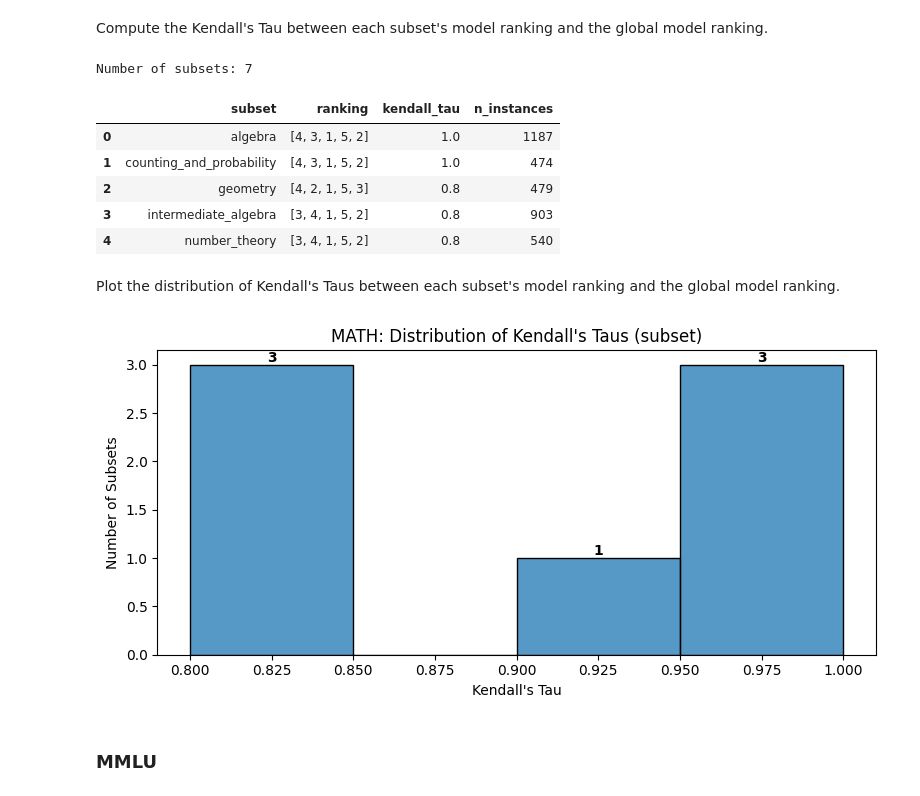
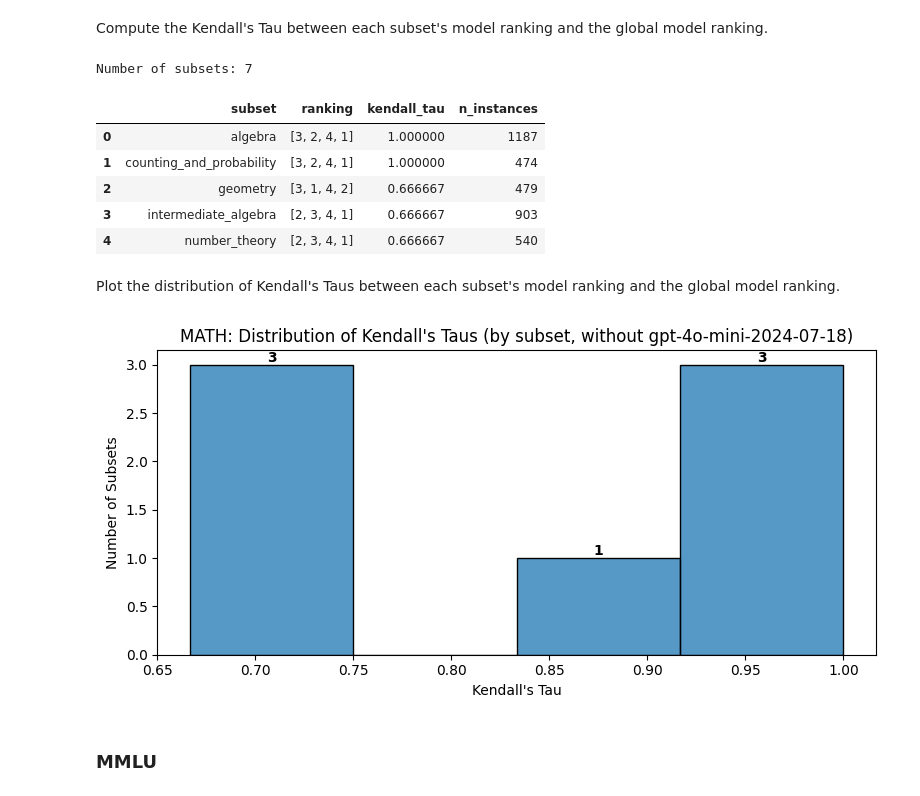
Before and after one commit to mpg05883/EvalTree, a Jupyter notebook: subset_analysis.ipynb, the cells around one changed output. Saved outputs shown, nothing was run; the diff lists cells and outputs as text; code cells hidden in the pictures.

```diff
--- a/subset_analysis.ipynb
+++ b/subset_analysis.ipynb
@@ -124,7 +124,7 @@ gpt-4o-2024-08-06: 1
 # %% [markdown]
 Count the number of subsets where the local model ranking differs from the global model ranking.
 # %%
-subset_col = MetadataKey.LIBRARY
+subset_col = MetadataKey.PERTURBATION_TYPE
 subsets = get_unique_metadata_values(dataset_df, subset_col)
 print(f"Subsets: {subsets}")
 
@@ -193,7 +189,7 @@ fig, ax = plt.subplots(figsize=(8, 4))
 sns.histplot(data=results_df, x="kendall_tau", ax=ax)
 ax.set_xlabel("Kendall's Tau")
 ax.set_ylabel("Number of Subsets")
-ax.set_title(f"{dataset}: Distribution of Kendall's Taus ({subset_col})")
+ax.set_title(f"{dataset}: Distribution of Kendall's Taus (by {subset_col})")
 
 for bar in ax.patches:
     if (height := bar.get_height()) == 0:
@@ -223,7 +219,7 @@ Load the raw dataset and evaluation results.
 dataset = Dataset.MATH
 dataset_df = pd.read_json(resolve_dataset_path(dataset))
 eval_results_df = load_eval_results(dataset)
-# eval_results_df = eval_results_df.drop(columns=["gpt-4o-mini-2024-07-18"])
+eval_results_df = eval_results_df.drop(columns=["gpt-4o-mini-2024-07-18"])
 models = eval_results_df.columns.tolist()
 
 print(f"Number of instances: {len(dataset_df)}")
@@ -326,40 +320,43 @@ results_df.head()
 # %% [output]
 Number of subsets: 7
 |  | subset | ranking | kendall_tau | n_instances |
-| 0 | algebra | [4, 3, 1, 5, 2] | 1.0 | 1187 |
-| 1 | counting_and_probability | [4, 3, 1, 5, 2] | 1.0 | 474 |
-| 2 | geometry | [4, 2, 1, 5, 3] | 0.8 | 479 |
-| 3 | intermediate_algebra | [3, 4, 1, 5, 2] | 0.8 | 903 |
-| 4 | number_theory | [3, 4, 1, 5, 2] | 0.8 | 540 |
+| 0 | algebra | [3, 2, 4, 1] | 1.000000 | 1187 |
+| 1 | counting_and_probability | [3, 2, 4, 1] | 1.000000 | 474 |
+| 2 | geometry | [3, 1, 4, 2] | 0.666667 | 479 |
+| 3 | intermediate_algebra | [2, 3, 4, 1] | 0.666667 | 903 |
+| 4 | number_theory | [2, 3, 4, 1] | 0.666667 | 540 |
 # %% [markdown]
 Plot the distribution of Kendall's Taus between each subset's model ranking and the global model ranking.
 # %%
 fig, ax = plt.subplots(figsize=(8, 4))
 sns.histplot(data=results_df, x="kendall_tau", ax=ax)
 ax.set_xlabel("Kendall's Tau")
 ax.set_ylabel("Number of Subsets")
-ax.set_title(f"{dataset}: Distribution of Kendall's Taus ({subset_col})")
+without_gpt_4o_mini = "gpt-4o-mini-2024-07-18" not in models
+note = ", without gpt-4o-mini-2024-07-18" if without_gpt_4o_mini else ""
+ax.set_title(f"{dataset}: Distribution of Kendall's Taus (by {subset_col}{note})")
 
 for bar in ax.patches:
     if (height := bar.get_height()) == 0:
         continue
     ax.annotate(
         f"{int(height)}",
         xy=(bar.get_x() + bar.get_width() / 2, height),
         ha="center",
         va="bottom",
         fontweight="bold",
     )
 
 plt.tight_layout()
 
 analysis = "subset_analysis"
-plot_name = "kendall_tau_distribution"
+suffix = "_without_gpt-4o-mini-2024-07-18" if without_gpt_4o_mini else ""
+plot_name = f"kendall_tau_distribution{suffix}"
 file_path = build_plot_path(dataset, analysis, plot_name)
 plt.savefig(file_path)
 plt.show()
 # %% [output]
-[figure, old version]
+[figure, new version]
 # %% [markdown]
 ### MMLU
 # %% [markdown]
```
Also changed, not shown: parts of 7 cells of this notebook, 5 other files.
